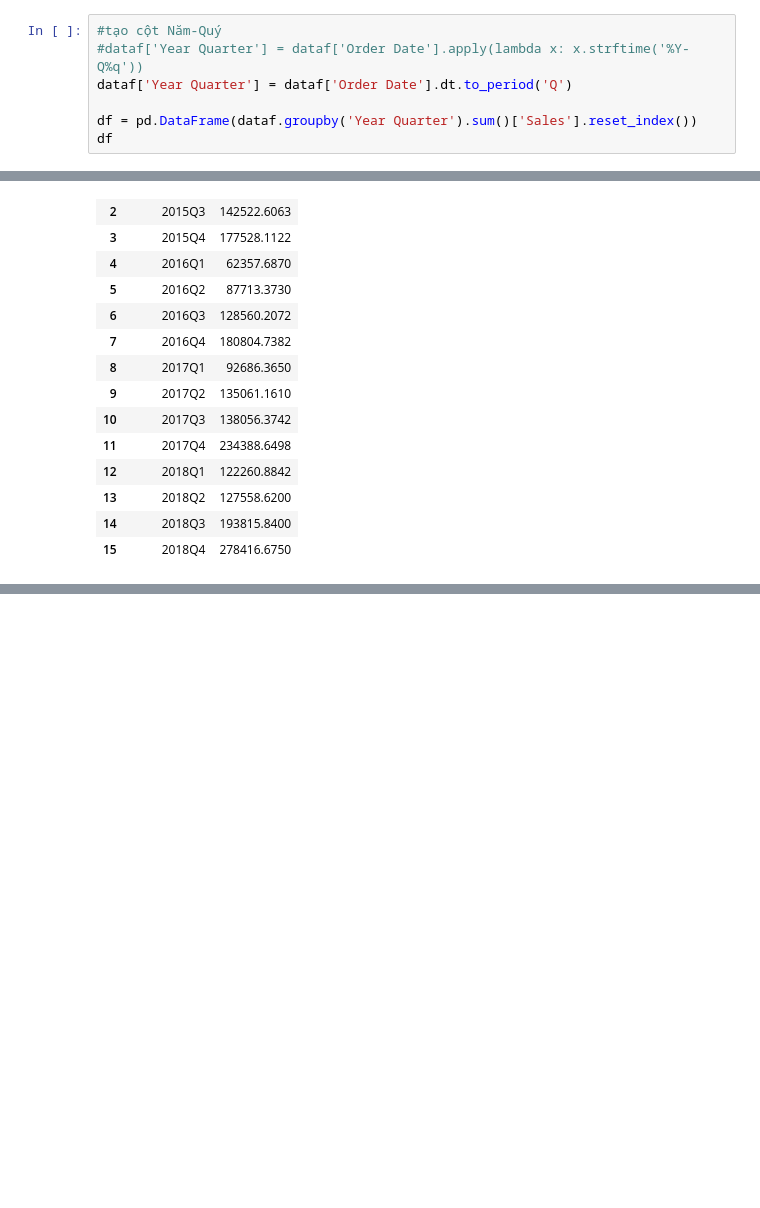
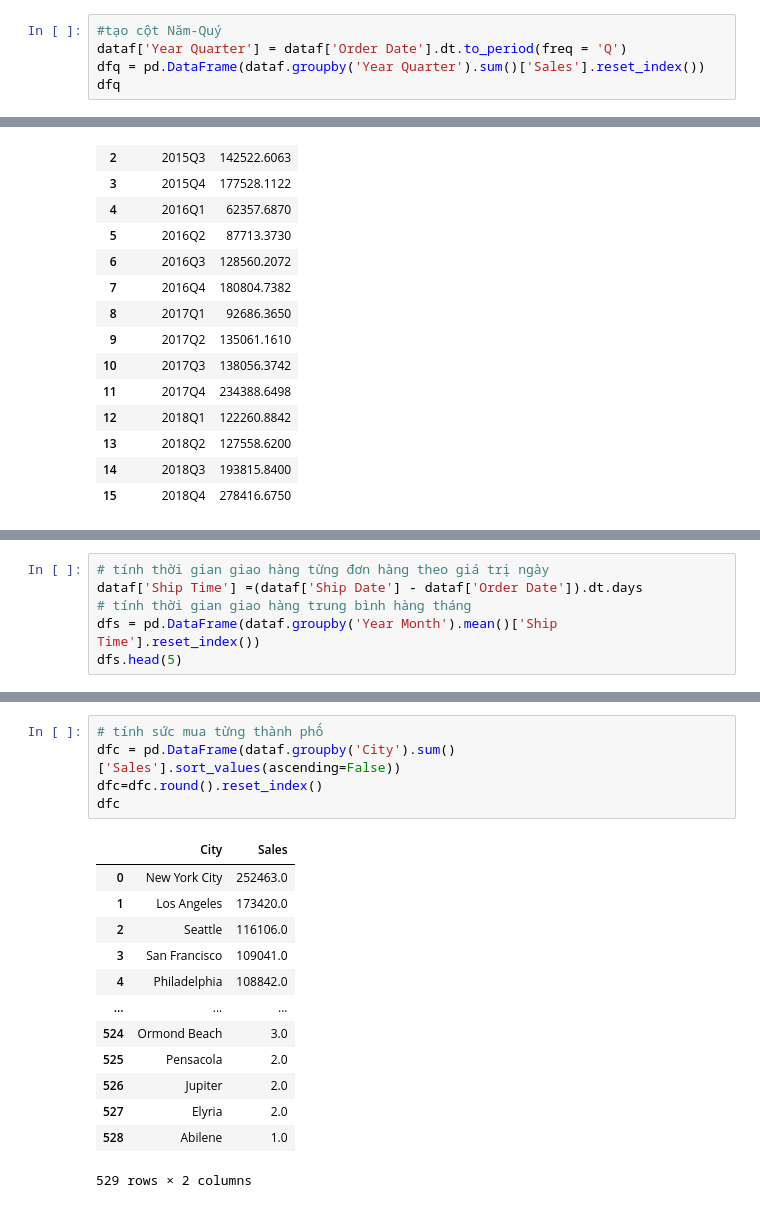
Before and after one commit to nguyenvudev20/mse22.python4engineer, a Jupyter notebook: Bai_Assignment.ipynb, the cells around one changed output, grey strips where cells are left out. Saved outputs shown, nothing was run; the diff lists cells and outputs as text; blank space fills up the shorter version.

```diff
--- a/Bai_Assignment.ipynb
+++ b/Bai_Assignment.ipynb
@@ -178,11 +198,9 @@ Doanh thu trung bình 3 tháng gần nhấ là  92805.55833333333
 ## Vẽ biểu đồ doanh số bán hàng theo quý và cho biết quý nào có tổng doanh số cao nhất?
 # %%
 #tạo cột Năm-Quý
-#dataf['Year Quarter'] = dataf['Order Date'].apply(lambda x: x.strftime('%Y-Q%q'))
-dataf['Year Quarter'] = dataf['Order Date'].dt.to_period('Q')
-
-df = pd.DataFrame(dataf.groupby('Year Quarter').sum()['Sales'].reset_index())
-df
+dataf['Year Quarter'] = dataf['Order Date'].dt.to_period(freq = 'Q')
+dfq = pd.DataFrame(dataf.groupby('Year Quarter').sum()['Sales'].reset_index())
+dfq
 # %% [output]
 |  | Year Quarter | Sales |
 | 0 | 2015Q1 | 73931.3960 |
@@ -209,0 +237,6 @@ TypeError: ignored
+# %%
+# tính thời gian giao hàng từng đơn hàng theo giá trị ngày
+dataf['Ship Time'] =(dataf['Ship Date'] - dataf['Order Date']).dt.days
+# tính thời gian giao hàng trung bình hàng tháng
+dfs = pd.DataFrame(dataf.groupby('Year Month').mean()['Ship Time'].reset_index())
+dfs.head(5)
@@ -209,0 +259,19 @@ TypeError: ignored
+# %%
+# tính sức mua từng thành phố
+dfc = pd.DataFrame(dataf.groupby('City').sum()['Sales'].sort_values(ascending=False))
+dfc=dfc.round().reset_index()
+dfc
+# %% [output]
+|  | City | Sales |
+| 0 | New York City | 252463.0 |
+| 1 | Los Angeles | 173420.0 |
+| 2 | Seattle | 116106.0 |
+| 3 | San Francisco | 109041.0 |
+| 4 | Philadelphia | 108842.0 |
+| ... | ... | ... |
+| 524 | Ormond Beach | 3.0 |
+| 525 | Pensacola | 2.0 |
+| 526 | Jupiter | 2.0 |
+| 527 | Elyria | 2.0 |
+| 528 | Abilene | 1.0 |
+529 rows × 2 columns
```
Also changed, not shown: parts of 20 cells of this notebook.
